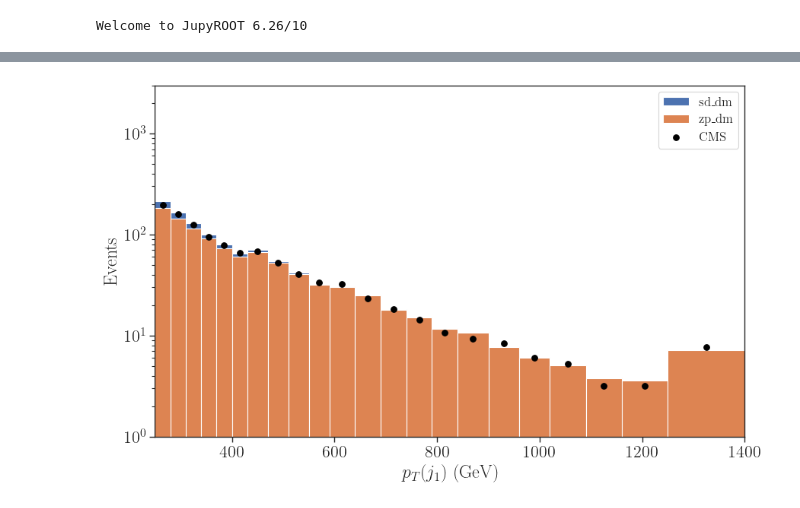
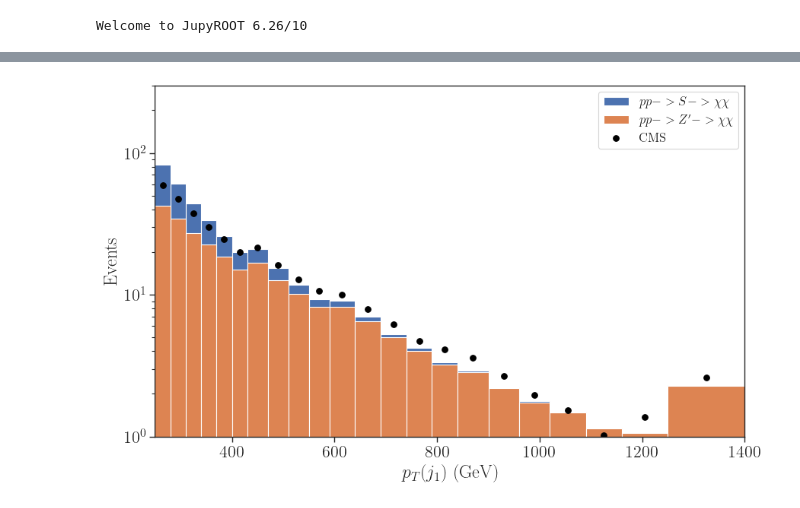
Before and after one commit to SModelS/smodelsv3-paper, a Jupyter notebook: notebooks/PlotPT-LHE.ipynb, the cells around one changed output, grey strips where cells are left out. Drawn from its saved outputs; the diff is of its cells as text; code cells hidden in the pictures.

Commit message:
updated plot

```diff
--- a/notebooks/PlotPT-LHE.ipynb
+++ b/notebooks/PlotPT-LHE.ipynb
@@ -213,8 +213,8 @@ sd_dm total cross-section = 2.281e-03 pb
 modelFilter = {
  'Mode' : 'DM+QCDjets',
  'Coupling' : 'Vector',
- '$M_{med}$' : 2000.0,
- '$m_{\chi}$' : 1.0,
+ '$M_{med}$' : 2500.0,
+#  '$m_{\chi}$' : 1.0,
  '$g_{\chi}$' : 1.0,
  '$g_{q}$' : 0.25}
 
@@ -251,23 +251,27 @@ metBins = [250,  280,  310,  340,  370,  400,  430,  470,  510, 550,  590,  640,
 for label, pt in pTj1.items():
 #     binned[label], bins2 = np.histogram(pt, bins=binLeft, weights=weights[label])
     binned[label], bins2 = np.histogram(pt, bins=metBins, weights=weights[label]*1e3*lum2017)
-
-ptTotal = binned['zp_dm'] + binned['sd_dm']
+k=1.2
+ptTotal = k*binned['zp_dm'] + binned['sd_dm']
 # %%
 fig = plt.figure(figsize=(10,6))
 
-plt.hist(binCenter, bins=metBins, weights=ptTotal, stacked=True, label='sd_dm')
+plt.hist(binCenter, bins=metBins, weights=ptTotal, stacked=True,
+         label=r'$pp -> S -> \chi \chi$')
 # plt.hist(binCenter, bins=binLeft, weights=binned['y1_dm'], stacked=False, label='y1_dm')
-plt.hist(binCenter, bins=metBins, weights=binned['zp_dm'], stacked=True, label='zp_dm')
+plt.hist(binCenter, bins=metBins, weights=k*binned['zp_dm'], stacked=True,
+         label=r'$pp -> Z^{\prime} -> \chi \chi$')
 
 plt.scatter(x=binCenter, y=ptCMS, s=30, color='black', label='CMS')
 
 plt.yscale('log')
-plt.ylim(1e0,3e3)
+plt.ylim(1e0,3e2)
 plt.xlabel(r'$p_T(j_1)$ (GeV)')
 plt.ylabel(r'Events')
 plt.xlim(250,1400)
 plt.legend(loc='upper right', fontsize='x-small')
+
+plt.savefig('../../Pictures/plot-pt.png')
 plt.show()
 # %% [output]
-[figure, old version]
+[figure, new version]
```
Also changed, not shown: parts of 5 cells of this notebook, 2 other files.
